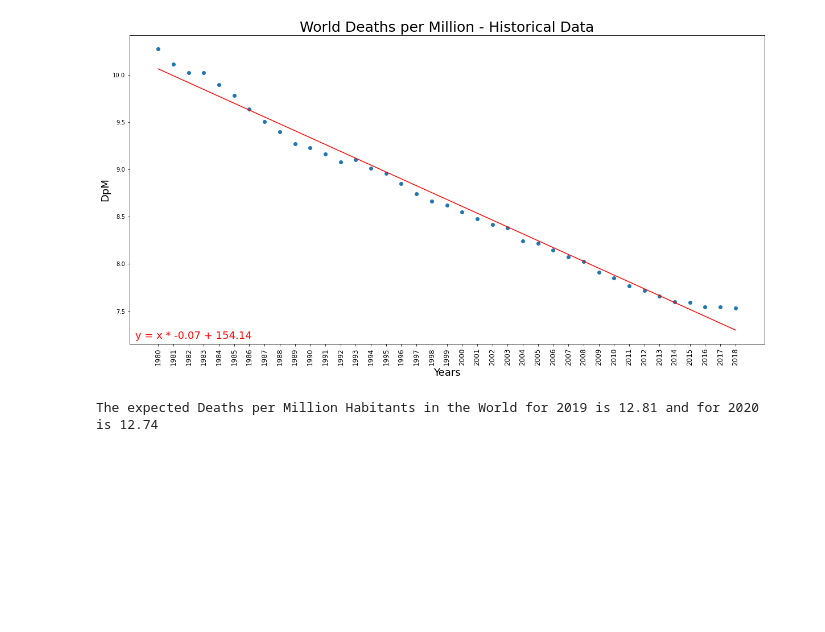
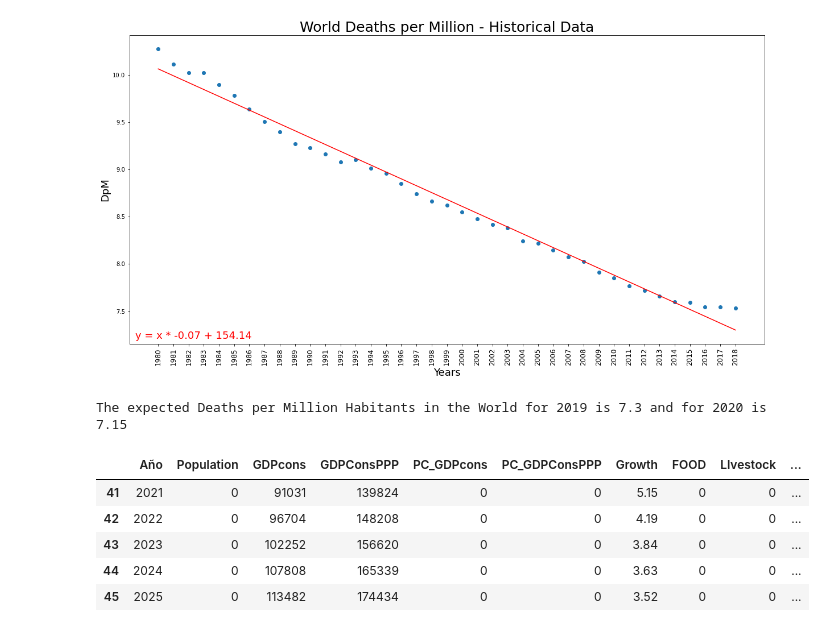
Before and after one commit to luislobo6/proyecto1-teamsigma, a Jupyter notebook: Jorge-notebook.ipynb, the cells around one changed output. Saved outputs shown, nothing was run; the diff lists cells and outputs as text; code cells hidden in the pictures; blank space fills up the shorter version.

```diff
--- a/Jorge-notebook.ipynb
+++ b/Jorge-notebook.ipynb
@@ -4,7 +4,7 @@ import csv
 import matplotlib.pyplot as plt
 import numpy as np
 # %%
-DpM_Raw_data=pd.read_csv("DpM_Data/API_SP.DYN.CDRT.IN_DS2_es_csv_v2_1562579.csv",delimiter=",")
+DpM_Raw_data=pd.read_csv("Resources/DpM_Data/API_SP.DYN.CDRT.IN_DS2_es_csv_v2_1562579.csv",delimiter=",")
 # %%
 DpM_Raw_data=DpM_Raw_data.set_index("Country Name")
 # %%
@@ -59,8 +60,10 @@ linear_regression(DpM_Mundo_new["index"],DpM_Mundo_new["Mundo"],"World Deaths pe
 The r-squared is: 0.9875580798440812
 [figure]
 # %%
-DpM_2019=2019*(-.07)+154.14
-DpM_2020=2020*(-.07)+154.14
+DpM_2019=2018*(m)+b
+DpM_2020=2020*(m)+b
 print(f"The expected Deaths per Million Habitants in the World for 2019 is {str(round(DpM_2019,2))} and for 2020 is {str(round(DpM_2020,2))}")
 # %% [output]
-The expected Deaths per Million Habitants in the World for 2019 is 12.81 and for 2020 is 12.74
+The expected Deaths per Million Habitants in the World for 2019 is 7.3 and for 2020 is 7.15
+# %%
+DpM_Mundo_df.columns=["Año","DpM"]
@@ -66,0 +75,11 @@ The expected Deaths per Million Habitants in the World for 2019 is 12.81 and for
+# %%
+total_df=pd.merge(datos_df,DpM_Mundo_df,on="Año",how="left")
+total_df=total_df.fillna(0)
+total_df.tail()
+# %% [output]
+|  | Año | Population | GDPcons | GDPConsPPP | PC_GDPcons | PC_GDPConsPPP | Growth | FOOD | LIvestock | ... |
+| 41 | 2021 | 0 | 91031 | 139824 | 0 | 0 | 5.15 | 0 | 0 | ... |
+| 42 | 2022 | 0 | 96704 | 148208 | 0 | 0 | 4.19 | 0 | 0 | ... |
+| 43 | 2023 | 0 | 102252 | 156620 | 0 | 0 | 3.84 | 0 | 0 | ... |
+| 44 | 2024 | 0 | 107808 | 165339 | 0 | 0 | 3.63 | 0 | 0 | ... |
+| 45 | 2025 | 0 | 113482 | 174434 | 0 | 0 | 3.52 | 0 | 0 | ... |
```
Also changed, not shown: parts of 7 cells of this notebook.
